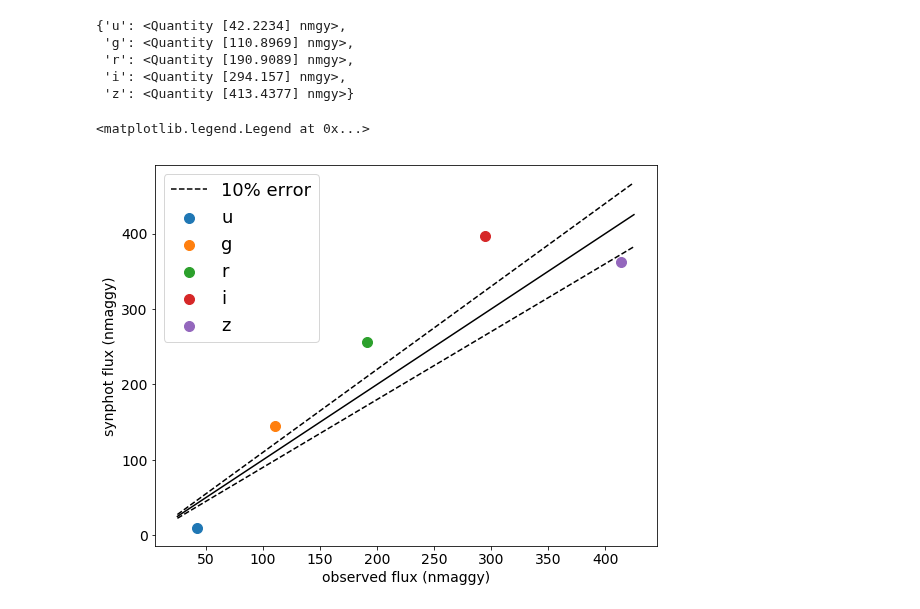
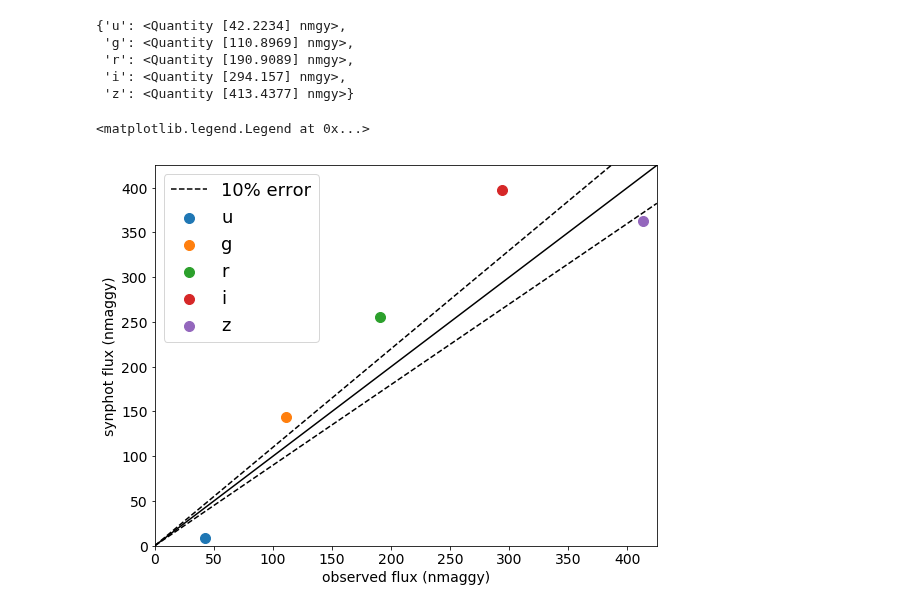
Before and after one commit to tcjansen/GSoC, a Jupyter notebook: empirical_photometry.ipynb, the cells around one changed output. Saved outputs shown, nothing was run; the diff lists cells and outputs as text; code cells hidden in the pictures.

```diff
--- a/empirical_photometry.ipynb
+++ b/empirical_photometry.ipynb
@@ -153,24 +149,24 @@ sdss_fluxs
 # %%
 plt.rcParams.update({'font.size': 14})
 fig = plt.figure(figsize=(9, 7))
 
 for band in sdss_bands:
     plt.scatter(sdss_fluxs[band], fluxs[band],
                 s=100, label=band)
 
 # one-to-one line
-magrange = np.linspace(25, 425, 10)
+magrange = np.linspace(0, 425, 10)
 plt.plot(magrange, magrange, color='black')
 plt.plot(magrange, magrange * 0.9, color='black', ls='--', label='10% error')
 plt.plot(magrange, magrange * 1.1, color='black', ls='--')
 
 plt.ylabel('synphot flux (nmaggy)', size='14')
 plt.xlabel('observed flux (nmaggy)', size='14')
 
-# plt.xlim(19, 15)
-# plt.ylim(20.5, 15)
+plt.xlim(0, 425)
+plt.ylim(0, 425)
 
 plt.legend(prop={'size': 18})
 # %% [output]
 <matplotlib.legend.Legend at 0x...>
-[figure, old version]
+[figure, new version]
```
Also changed, not shown: parts of 2 cells of this notebook.
